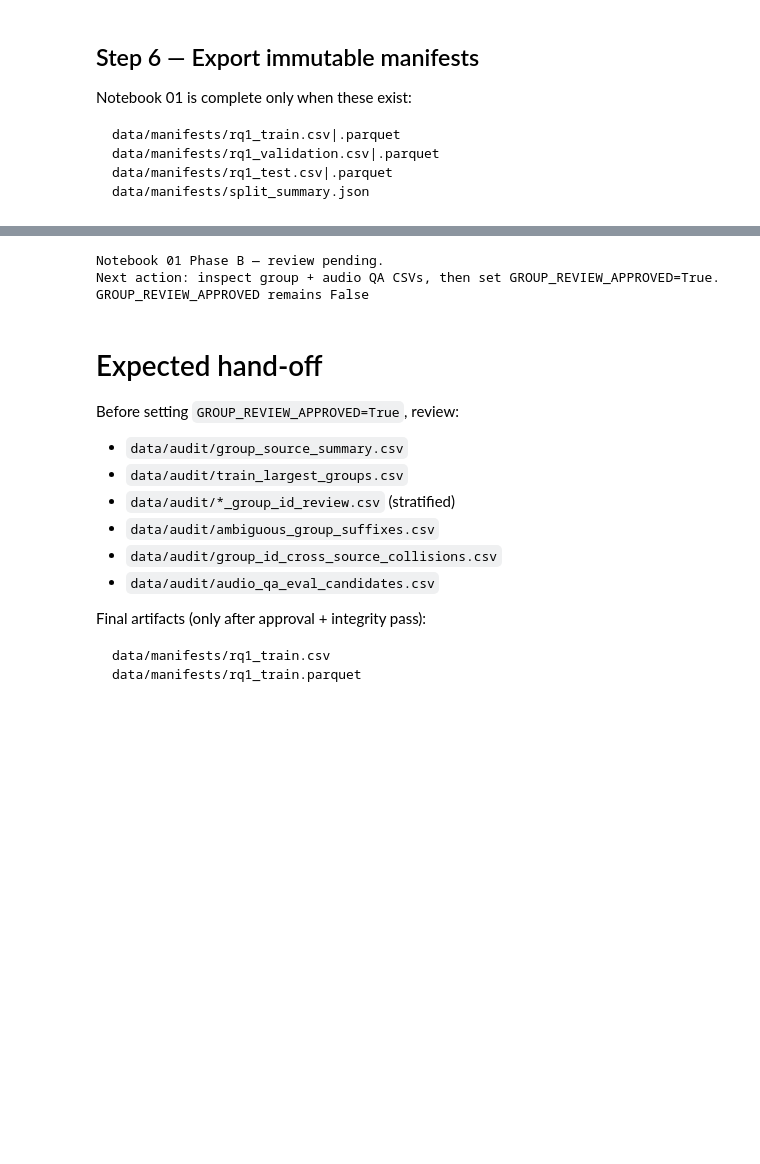
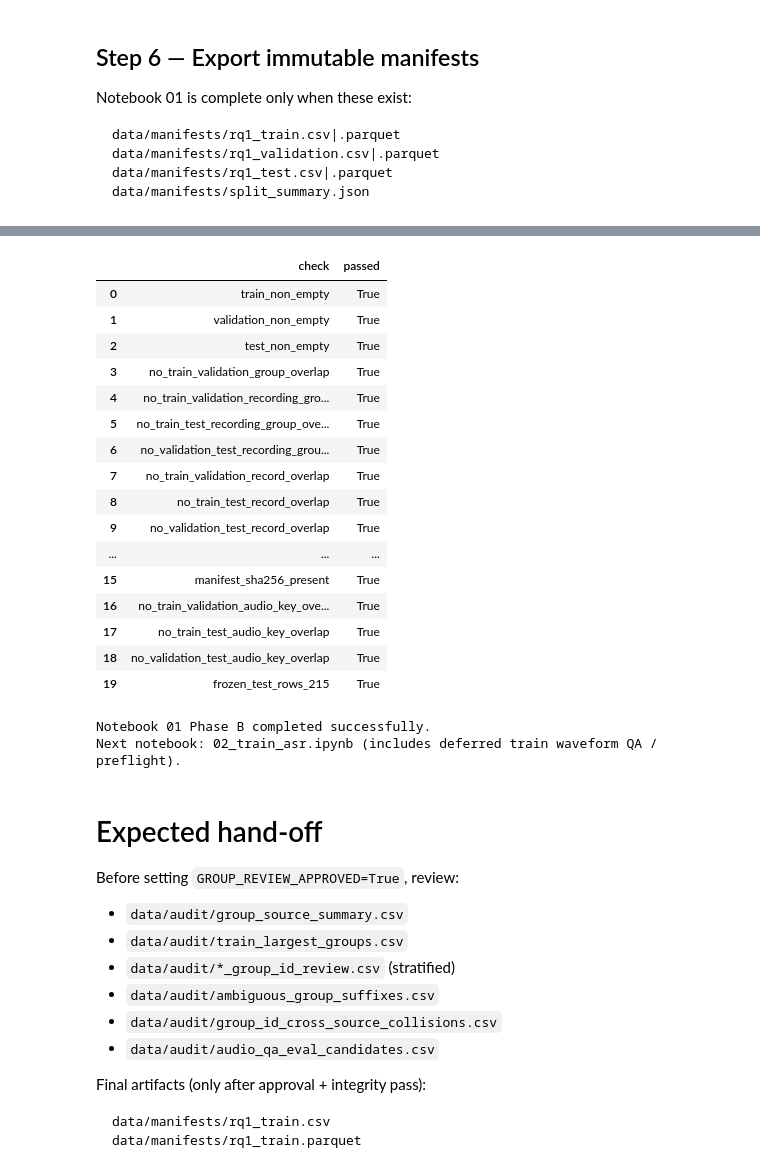
Before and after one commit to MinhTuanDev25/citizen-assistance-system, a Jupyter notebook: bahnar-s2tt-thesis/notebooks/01_data_audit_and_split.ipynb, the cells around one changed output, grey strips where cells are left out. Cells and saved outputs as stored; diff of their text form; code cells hidden in the pictures; blank space fills up the shorter version.

```diff
--- a/bahnar-s2tt-thesis/notebooks/01_data_audit_and_split.ipynb
+++ b/bahnar-s2tt-thesis/notebooks/01_data_audit_and_split.ipynb
@@ -1542,7 +1612,19 @@ if split_ready:
         "validation_non_empty": len(rq1_validation) > 0,
         "test_non_empty": len(eval_candidate) > 0,
         "no_train_validation_group_overlap": not bool(
-            set(rq1_train["group_id"]) & set(rq1_validation["group_id"])
+            set(rq1_train["group_id"].astype(str)) & set(rq1_validation["group_id"].astype(str))
+        ),
+        "no_train_validation_recording_group_overlap": not bool(
+            set(rq1_train["recording_group_id"].astype(str))
+            & set(rq1_validation["recording_group_id"].astype(str))
+        ),
+        "no_train_test_recording_group_overlap": not bool(
+            set(rq1_train["recording_group_id"].astype(str))
+            & set(eval_candidate["recording_group_id"].astype(str))
+        ),
+        "no_validation_test_recording_group_overlap": not bool(
+            set(rq1_validation["recording_group_id"].astype(str))
+            & set(eval_candidate["recording_group_id"].astype(str))
         ),
         "no_train_validation_record_overlap": not bool(
             set(rq1_train["record_id"].astype(str)) & set(rq1_validation["record_id"].astype(str))
@@ -1580,36 +1662,52 @@ if split_ready:
         checks["no_train_test_audio_key_overlap"] = not bool(
             set(rq1_train["audio_key"]) & set(eval_candidate["audio_key"])
         )
         checks["no_validation_test_audio_key_overlap"] = not bool(
             set(rq1_validation["audio_key"]) & set(eval_candidate["audio_key"])
         )
     if DATASET_REVISION_AFTER == EXPECTED_DATASET_REVISION:
         checks["frozen_test_rows_215"] = len(eval_candidate) == EXPECTED_FROZEN_TEST_ROWS
 
     summary_path = DIRS["manifests"] / "split_summary.json"
     if summary_path.exists():
         summary_obj = json.loads(summary_path.read_text(encoding="utf-8"))
         checks["dataset_sha_in_summary"] = bool(summary_obj.get("dataset_commit_sha"))
         checks["manifest_sha256_present"] = bool(summary_obj.get("manifest_sha256"))
 
     checks_df = pd.DataFrame(
         [{"check": key, "passed": bool(value)} for key, value in checks.items()]
     )
     display(checks_df)
     checks_df.to_csv(DIRS["audit"] / "final_integrity_checks.csv", index=False)
     if not checks_df["passed"].all():
         raise RuntimeError("At least one final integrity check failed — see final_integrity_checks.csv")
 
     print("Notebook 01 Phase B completed successfully.")
     print("Next notebook: 02_train_asr.ipynb (includes deferred train waveform QA / preflight).")
 else:
     print("Notebook 01 Phase B — review pending.")
     print("Next action: inspect group + audio QA CSVs, then set GROUP_REVIEW_APPROVED=True.")
     print("GROUP_REVIEW_APPROVED remains", GROUP_REVIEW_APPROVED)
 # %% [output]
+|  | check | passed |
+| 0 | train_non_empty | True |
+| 1 | validation_non_empty | True |
+| 2 | test_non_empty | True |
+| 3 | no_train_validation_group_overlap | True |
+| 4 | no_train_validation_recording_gro... | True |
+| 5 | no_train_test_recording_group_ove... | True |
+| 6 | no_validation_test_recording_grou... | True |
+| 7 | no_train_validation_record_overlap | True |
+| 8 | no_train_test_record_overlap | True |
+| 9 | no_validation_test_record_overlap | True |
+| ... | ... | ... |
+| 15 | manifest_sha256_present | True |
+| 16 | no_train_validation_audio_key_ove... | True |
+| 17 | no_train_test_audio_key_overlap | True |
+| 18 | no_validation_test_audio_key_overlap | True |
+| 19 | frozen_test_rows_215 | True |
-Notebook 01 Phase B — review pending.
-Next action: inspect group + audio QA CSVs, then set GROUP_REVIEW_APPROVED=True.
-GROUP_REVIEW_APPROVED remains False
+Notebook 01 Phase B completed successfully.
+Next notebook: 02_train_asr.ipynb (includes deferred train waveform QA / preflight).
 # %% [markdown]
 # Expected hand-off
 
```
Also changed, not shown: parts of 8 cells of this notebook, 2 other files.
